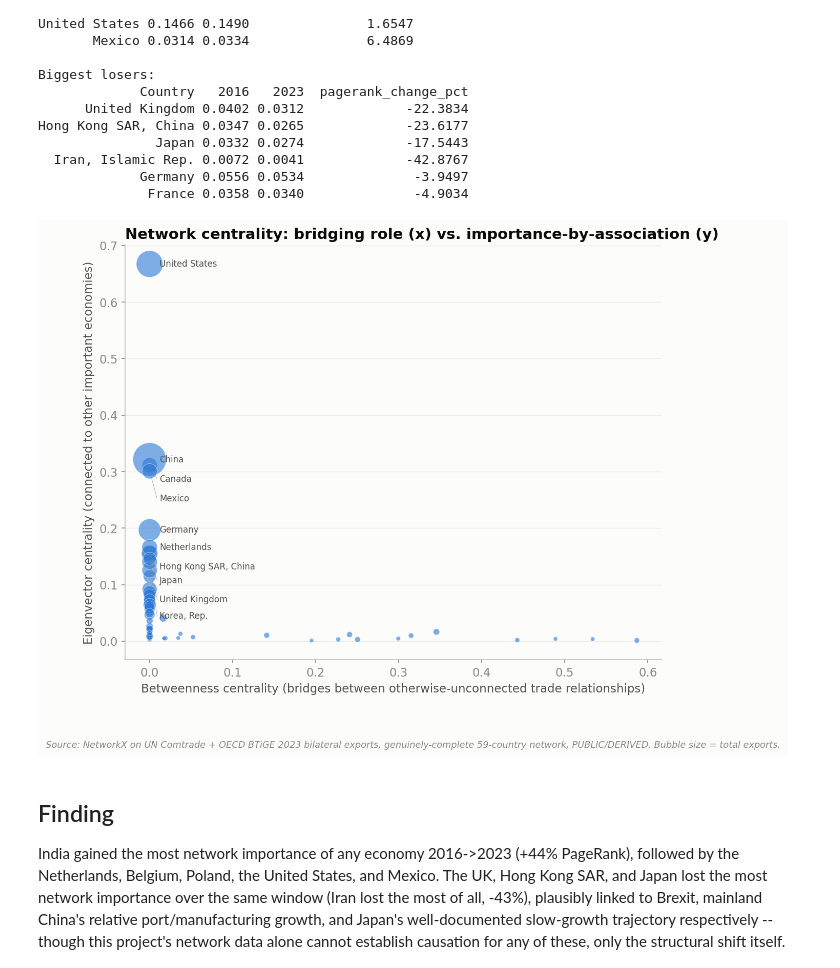
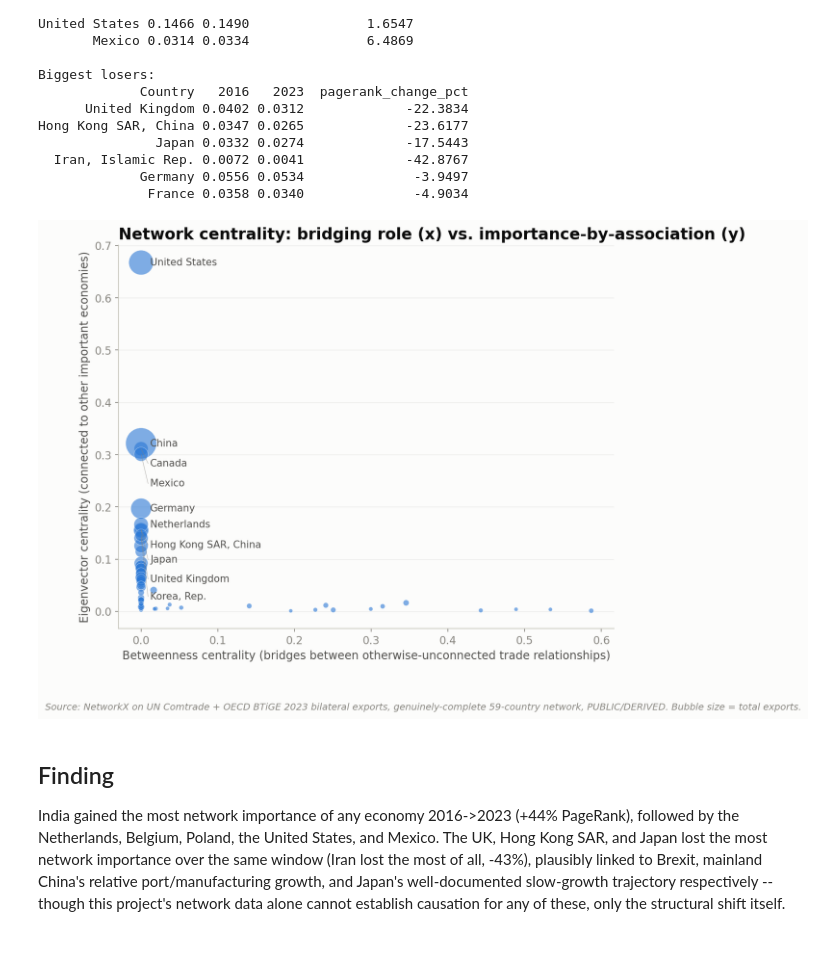
Before and after one commit to ooi-darren/project-008-global-supply-chain-intelligence, a Jupyter notebook: notebooks/06_network_analysis.ipynb, the cells around one changed output. Saved outputs shown, nothing was run; the diff lists cells and outputs as text; code cells hidden in the pictures; blank space fills up the shorter version.

```diff
--- a/notebooks/06_network_analysis.ipynb
+++ b/notebooks/06_network_analysis.ipynb
@@ -42,9 +42,9 @@ Hong Kong SAR, China 0.0347 0.0265             -23.6177
              Germany 0.0556 0.0534              -3.9497
               France 0.0358 0.0340              -4.9034
 # %%
-display(Image('../outputs/figures/11_network_centrality.png', width=750))
+display(Image('../outputs/figures/11_network_centrality.png', width=950))
 # %% [output]
-[figure, old version]
+[figure, new version]
 # %% [markdown]
 ## Finding
 
```
Also changed, not shown: 13 other files.
